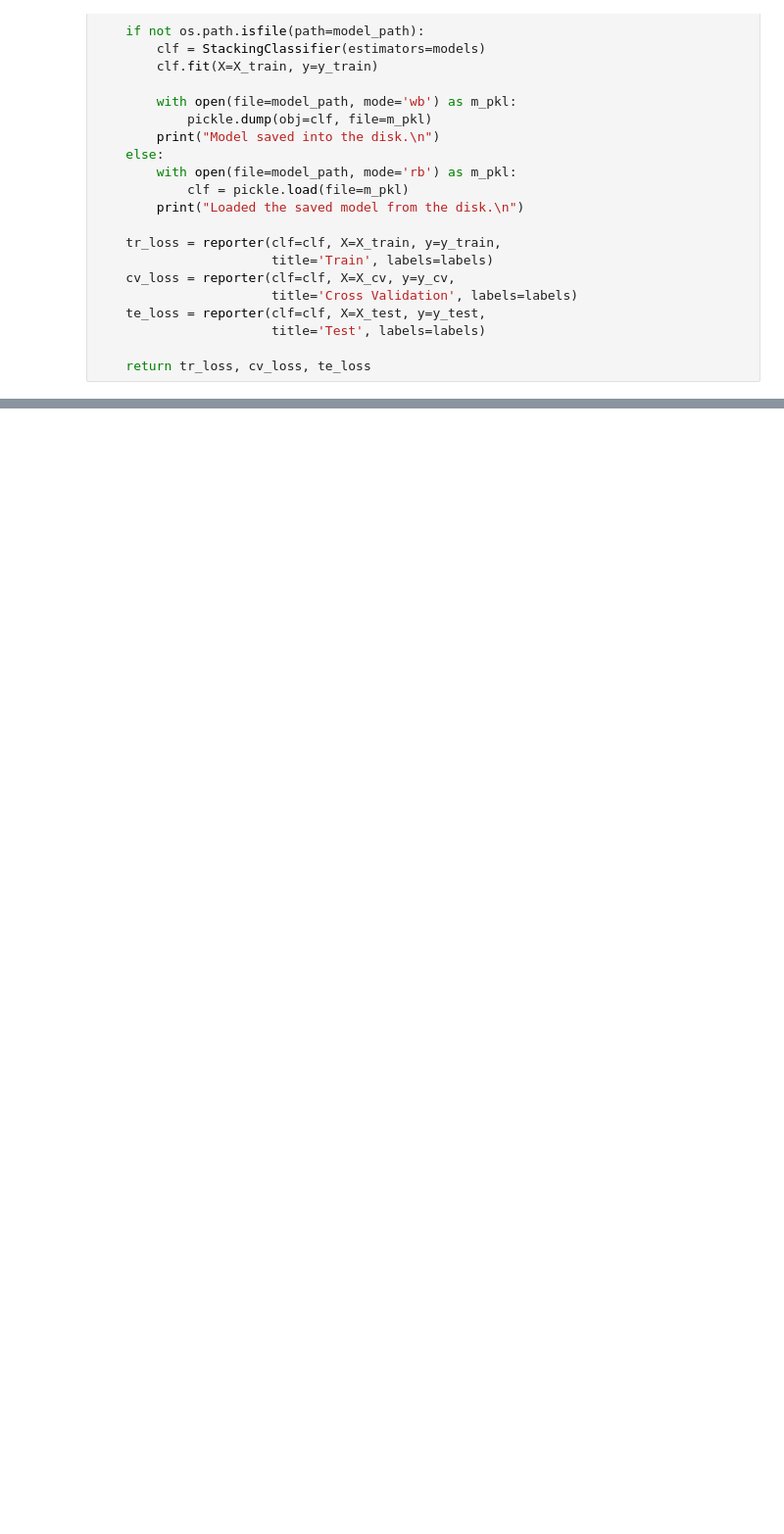
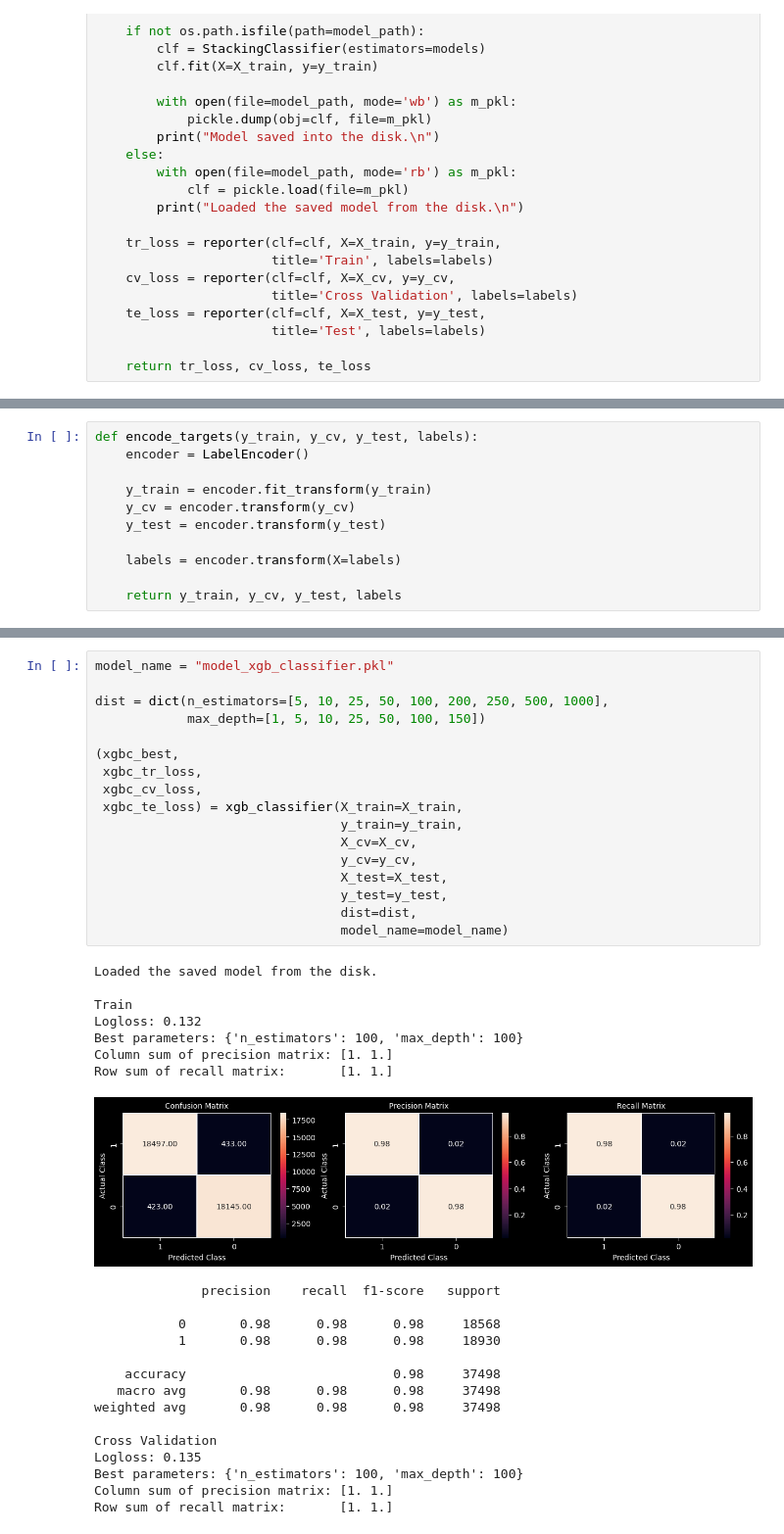
Before and after one commit to CVH-Research/ML-Star-Quasar-Distinction, a Jupyter notebook: Model_3.ipynb, the cells around one changed output, grey strips where cells are left out. Shown at 98% size. Cells and saved outputs as stored; diff of their text form; blank space fills up the shorter version.

```diff
--- a/Model_3.ipynb
+++ b/Model_3.ipynb
@@ -572,0 +559,11 @@ weighted avg       0.90      0.90      0.90     20000
+# %%
+def encode_targets(y_train, y_cv, y_test, labels):
+    encoder = LabelEncoder()
+
+    y_train = encoder.fit_transform(y_train)
+    y_cv = encoder.transform(y_cv)
+    y_test = encoder.transform(y_test)
+
+    labels = encoder.transform(X=labels)
+
+    return y_train, y_cv, y_test, labels
@@ -572,0 +615,40 @@ weighted avg       0.90      0.90      0.90     20000
+# %%
+model_name = "model_xgb_classifier.pkl"
+
+dist = dict(n_estimators=[5, 10, 25, 50, 100, 200, 250, 500, 1000],
+            max_depth=[1, 5, 10, 25, 50, 100, 150])
+
+(xgbc_best,
+ xgbc_tr_loss,
+ xgbc_cv_loss,
+ xgbc_te_loss) = xgb_classifier(X_train=X_train,
+                                y_train=y_train,
+                                X_cv=X_cv,
+                                y_cv=y_cv,
+                                X_test=X_test,
+                                y_test=y_test,
+                                dist=dist,
+                                model_name=model_name)
+# %% [output]
+Loaded the saved model from the disk.
+
+Train
+Logloss: 0.132
+Best parameters: {'n_estimators': 100, 'max_depth': 100}
+Column sum of precision matrix: [1. 1.]
+Row sum of recall matrix:       [1. 1.]
+[figure, added]
+              precision    recall  f1-score   support
+
+           0       0.98      0.98      0.98     18568
+           1       0.98      0.98      0.98     18930
+
+    accuracy                           0.98     37498
+   macro avg       0.98      0.98      0.98     37498
+weighted avg       0.98      0.98      0.98     37498
+
+Cross Validation
+Logloss: 0.135
+Best parameters: {'n_estimators': 100, 'max_depth': 100}
+Column sum of precision matrix: [1. 1.]
+Row sum of recall matrix:       [1. 1.]
```
Also changed, not shown: parts of 13 cells of this notebook, 8 other files.
